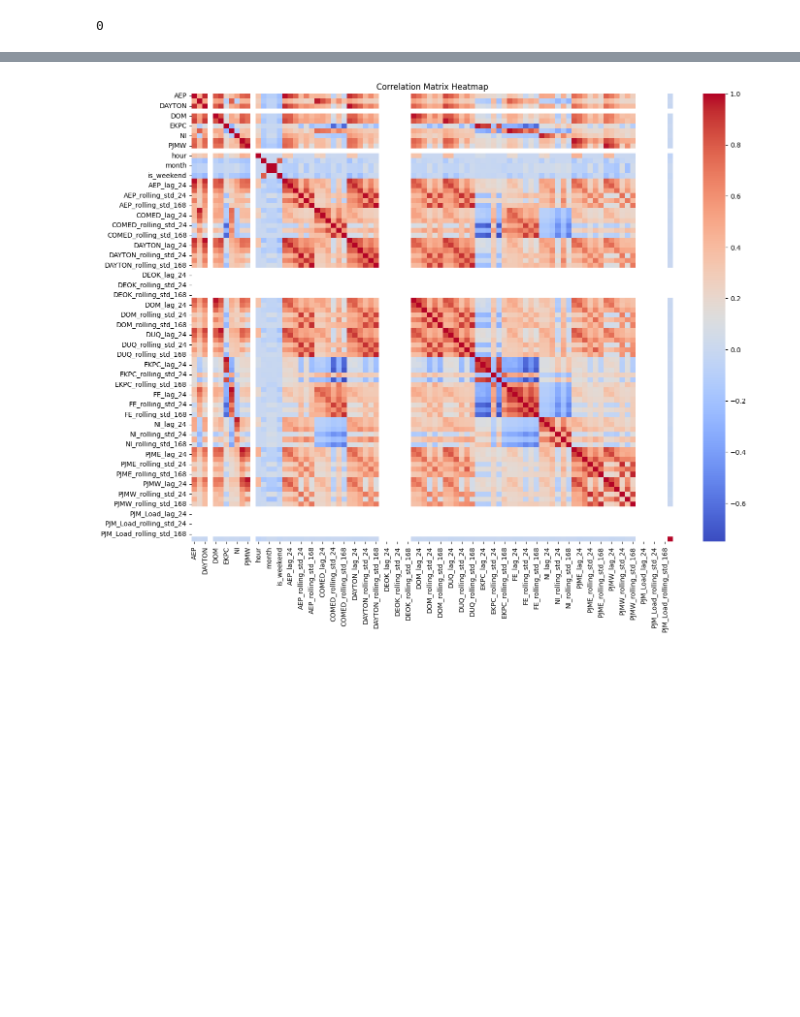
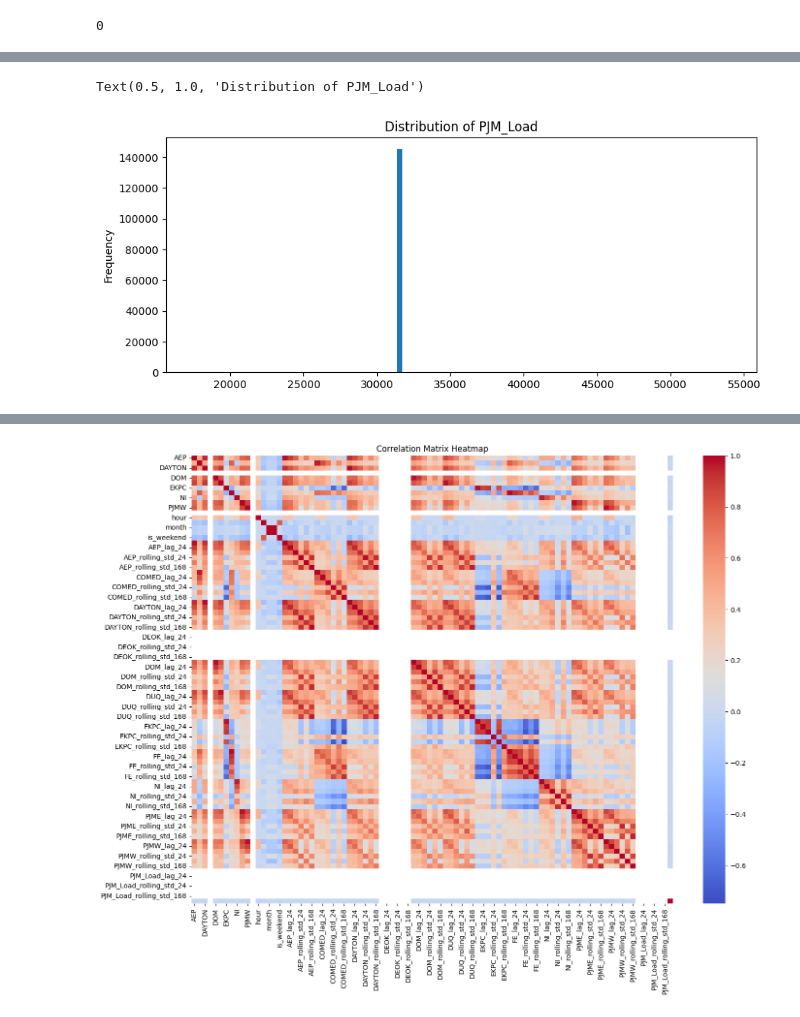
Before and after one commit to Himanshu-2678/Energy-Consumption-Forecasting, a Jupyter notebook: notebooks/3-feature_engineering.ipynb, the cells around one changed output, grey strips where cells are left out. Saved outputs shown, nothing was run; the diff lists cells and outputs as text; code cells hidden in the pictures; blank space fills up the shorter version.

```diff
--- a/notebooks/3-feature_engineering.ipynb
+++ b/notebooks/3-feature_engineering.ipynb
@@ -115,3 +146,10 @@ print(df_cleaned.isnull().sum().sum())
+# %%
+import matplotlib.pyplot as plt
+df_cleaned['PJM_Load'].plot(kind='hist', bins=100, figsize=(10,4))
+plt.title('Distribution of PJM_Load')
+# %% [output]
+Text(0.5, 1.0, 'Distribution of PJM_Load')
+[figure, added]
 # %%
 df_cleaned.corr()
 # %% [output]
```
Also changed, not shown: parts of 2 cells of this notebook, 2 other files.
